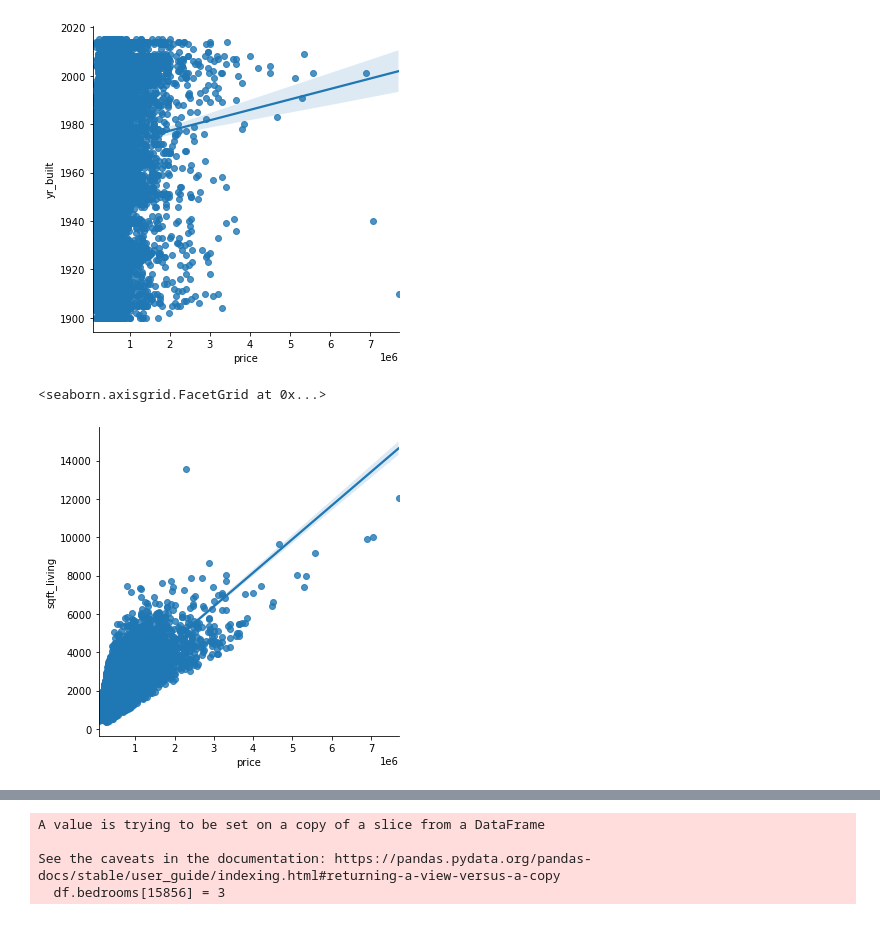
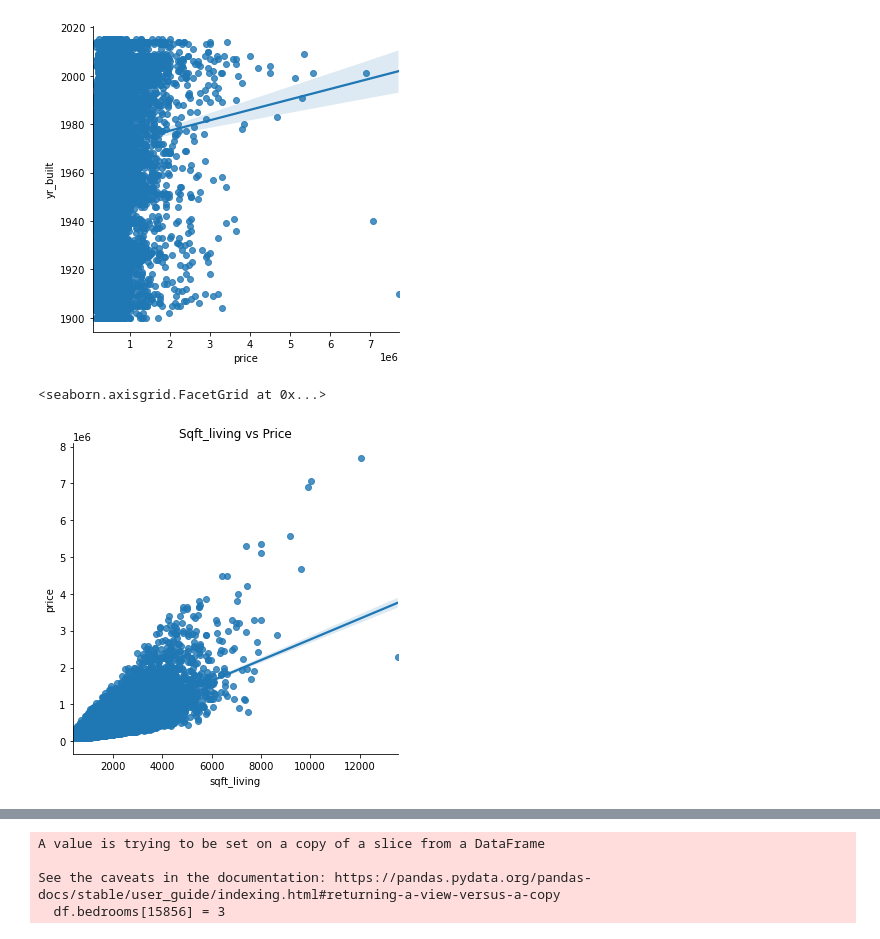
Before and after one commit to john-c-simmons/bsc-phase-two-project, a Jupyter notebook: notebooks/exploratory/charlie/charliesnotebook.ipynb, the cells around one changed output, grey strips where cells are left out. Drawn from its saved outputs; the diff is of its cells as text; code cells hidden in the pictures.

```diff
--- a/notebooks/exploratory/charlie/charliesnotebook.ipynb
+++ b/notebooks/exploratory/charlie/charliesnotebook.ipynb
@@ -97,10 +97,10 @@ sns.lmplot(x="price", y="yr_built", data=df)
 [figure]
 # %%
 #Skatter plots of Price and View
-sns.lmplot(x="price", y="sqft_living", data=df)
+sns.lmplot(x="sqft_living", y="price", data=df).set(title='Sqft_living vs Price')
 # %% [output]
 <seaborn.axisgrid.FacetGrid at 0x...>
-[figure, old version]
+[figure, new version]
 # %%
 #OLS Regression results between price and bathrooms
 results = smf.ols("price ~bathrooms", data=df).fit()
```
Also changed, not shown: parts of 1 cell of this notebook, 1 other file.
